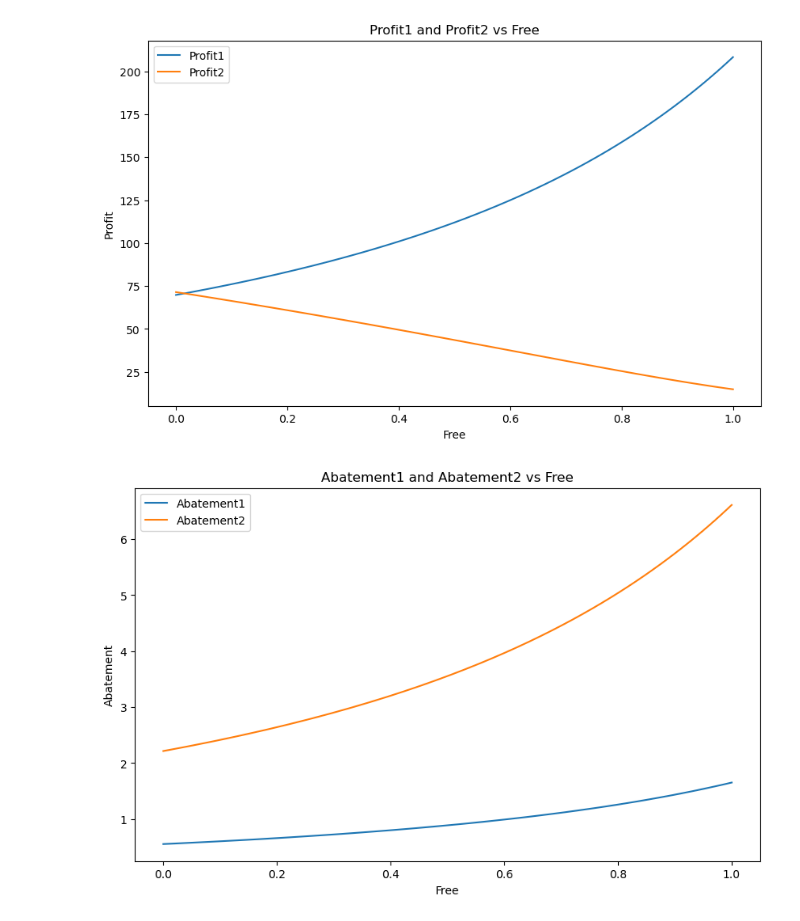
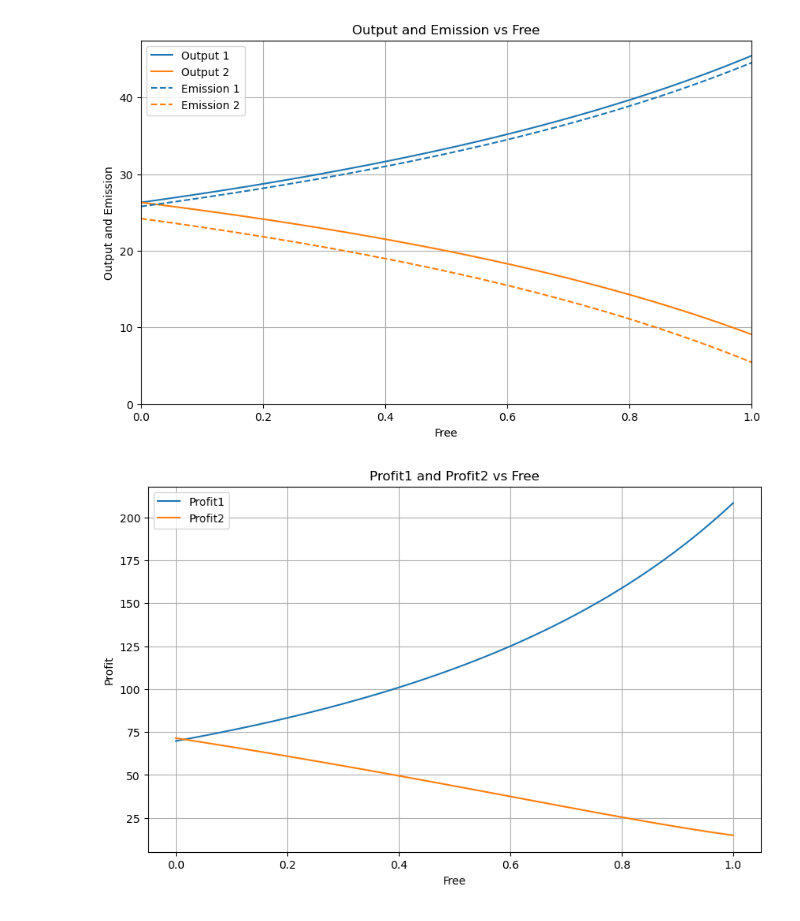
Before and after one commit to kwpap/Diplomatiki_kwpap_step_1, a Jupyter notebook: 2024 Project v2/notebook/18_sympy_permit_price_analogous_to_free_hypothesis.ipynb, the cells around one changed output. Saved outputs shown, nothing was run; the diff lists cells and outputs as text; code cells hidden in the pictures.

```diff
--- a/2024 Project v2/notebook/18_sympy_permit_price_analogous_to_free_hypothesis.ipynb
+++ b/2024 Project v2/notebook/18_sympy_permit_price_analogous_to_free_hypothesis.ipynb
@@ -54,8 +53,6 @@ trade1 = pp*(x1 - a*q1)
 trade2 = pp*x2
 revenew1 = (10 - 0.1 * (q1 + q2)) * q1
 revenew2 = (10 - 0.1 * (q1 + q2)) * q2
-
-
 frees = np.linspace(0, 1, 100)
 cap = 50
 
@@ -70,9 +67,14 @@ trades2 = []
 revenews1 = []
 revenews2 = []
 permit_price = []
+outputs1 = []
+outputs2 = []
+emissions1 = []
+emissions2 = []
 
 
 for free in tqdm.tqdm(frees):
+
 
     profit1 = (10 - 0.1 * (q1 + q2)) * q1 - 2*(q1 - x1)**2 - pp*(x1-free*q1)
     profit2 = (10 - 0.1 * (q1 + q2)) * q2 - 0.5*(q2 - x2)**2 - pp*x2
@@ -82,6 +84,9 @@ for free in tqdm.tqdm(frees):
     foc3 = sp.diff(profit1, x1)
     foc4 = sp.diff(profit2, x2)
 
+    # Solve for q1, q2, x1, x2
+    solutions = sp.solve([foc1, foc2, foc3, foc4, x1 + x2 - cap], (q1, q2, x1, x2, pp))
+
     abatement1 = 2*(q1 - x1)**2
     abatement2 = 0.5*(q2 - x2)**2
     permit1 = x1 - a*q1
@@ -90,10 +95,6 @@ for free in tqdm.tqdm(frees):
     trade2 = pp*x2
     revenew1 = (10 - 0.1 * (q1 + q2)) * q1
     revenew2 = (10 - 0.1 * (q1 + q2)) * q2
-
-    # Solve for q1, q2, x1, x2
-    solutions = sp.solve([foc1, foc2, foc3, foc4, x1 + x2 - cap], (q1, q2, x1, x2, pp))
-
 
     profits1.append(profit1.subs(solutions))
     profits2.append(profit2.subs(solutions))
@@ -107,7 +108,27 @@ for free in tqdm.tqdm(frees):
     revenews1.append(revenew1.subs(solutions))
     revenews2.append(revenew2.subs(solutions))
     permit_price.append(solutions[pp])
+    outputs1.append(solutions[q1])
+    outputs2.append(solutions[q2])
+    emissions1.append(solutions[x1])
+    emissions2.append(solutions[x2])
 # %%
+# Plot profit1 and profit2 with respect to frees
+plt.figure(figsize=(10, 6))
+plt.plot(frees, outputs1, label='Output 1', color = '#1f77b4')
+plt.plot(frees, outputs2, label='Output 2', color = '#ff7f0e')
+plt.plot(frees, emissions1, label='Emission 1', linestyle='--', color = '#1f77b4')
+plt.plot(frees, emissions2, label='Emission 2', linestyle='--', color = '#ff7f0e')
+plt.xlabel('Free')
+plt.ylabel('Output and Emission')
+plt.title('Output and Emission vs Free')
+plt.legend()
+plt.grid()
+# Set the limits for the x and y axes
+plt.xlim(0, 1)
+plt.ylim(bottom=0)
+plt.show()
+
 # Plot profit1 and profit2 with respect to frees
 plt.figure(figsize=(10, 6))
 plt.plot(frees, profits1, label='Profit1')
@@ -116,6 +137,7 @@ plt.xlabel('Free')
 plt.ylabel('Profit')
 plt.title('Profit1 and Profit2 vs Free')
 plt.legend()
+plt.grid()
 plt.show()
 
 # Plot abatement1 and abatement2 with respect to frees
@@ -126,6 +148,7 @@ plt.xlabel('Free')
 plt.ylabel('Abatement')
 plt.title('Abatement1 and Abatement2 vs Free')
 plt.legend()
+plt.grid()
 plt.show()
 
 # Plot permit1 and permit2 with respect to frees
@@ -136,36 +159,40 @@ plt.xlabel('Free')
 plt.ylabel('Permit')
 plt.title('Permit1 and Permit2 vs Free')
 plt.legend()
+plt.grid()
 plt.show()
 
 # Plot trade1 and trade2 with respect to frees
 plt.figure(figsize=(10, 6))
 plt.plot(frees, trades1, label='Trade1')
 plt.plot(frees, trades2, label='Trade2')
 plt.xlabel('Free')
 plt.ylabel('Trade')
 plt.title('Trade1 and Trade2 vs Free')
 plt.legend()
+plt.grid()
 plt.show()
 
 # Plot revenew1 and revenew2 with respect to frees
 plt.figure(figsize=(10, 6))
 plt.plot(frees, revenews1, label='Revenew1')
 plt.plot(frees, revenews2, label='Revenew2')
 plt.xlabel('Free')
 plt.ylabel('Revenew')
 plt.title('Revenew1 and Revenew2 vs Free')
 plt.legend()
+plt.grid()
 plt.show()
 
 # Plot permit_price with respect to frees
 plt.figure(figsize=(10, 6))
 plt.plot(frees, permit_price, label='Permit Price')
 plt.xlabel('Free')
 plt.ylabel('Permit Price')
 plt.title('Permit Price vs Free')
 plt.legend()
+plt.grid()
 plt.show()
 # %% [output]
-[figure, old version]
+[figure, new version]
-[figure, old version]
+[figure, new version]
```
Also changed, not shown: parts of 2 cells of this notebook, 7 other files.
